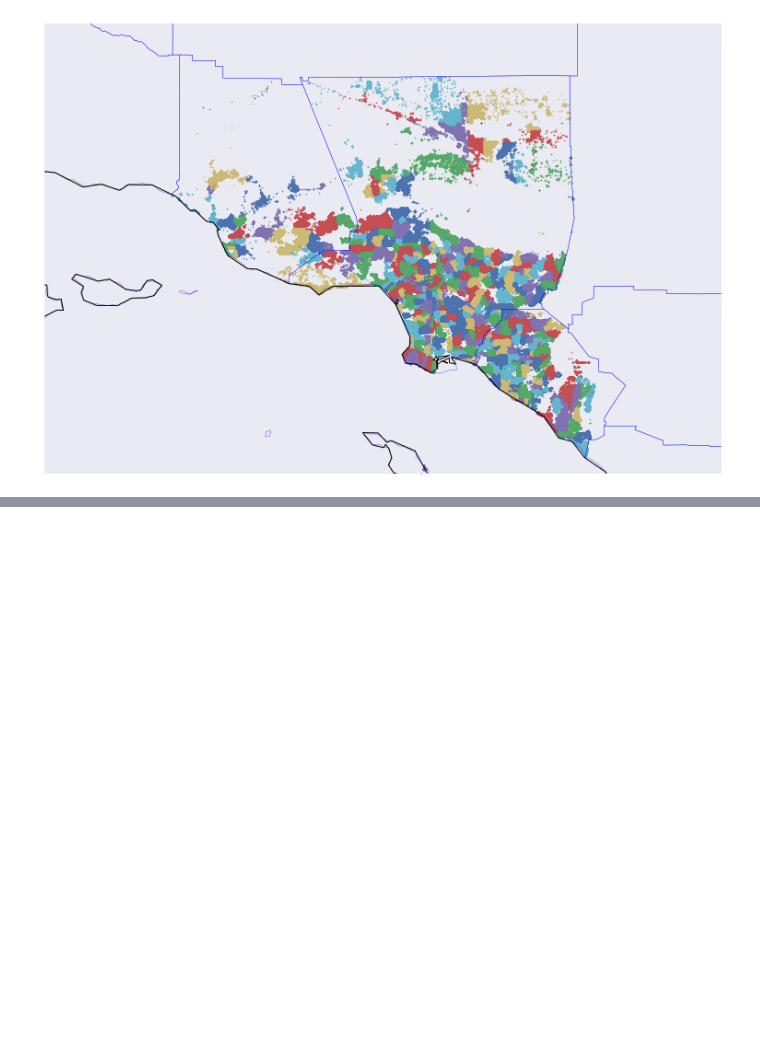
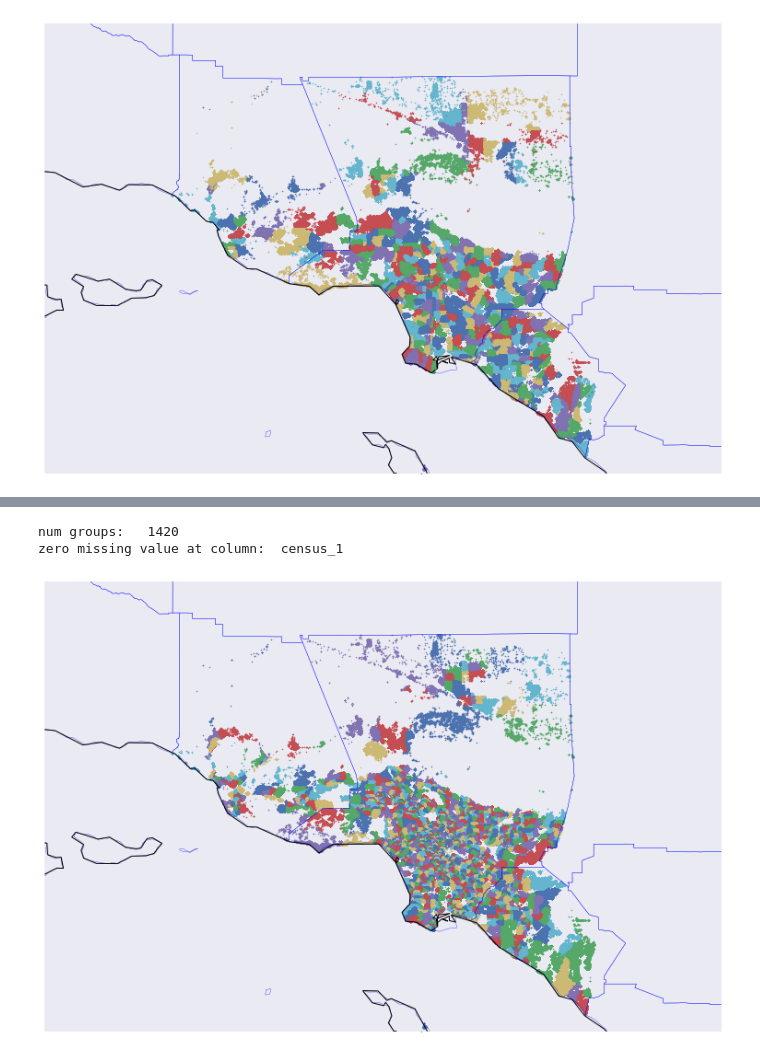
Before and after one commit to Rogue-Y/kaggle-zillow, a Jupyter notebook: notebooks/Restoring missing geo data.ipynb, the cells around one changed output, grey strips where cells are left out. Cells and saved outputs as stored; diff of their text form; code cells hidden in the pictures; blank space fills up the shorter version.

```diff
--- a/notebooks/Restoring missing geo data.ipynb
+++ b/notebooks/Restoring missing geo data.ipynb
@@ -456,0 +548,6 @@ MemoryError:
+# %%
+view_map( df_new, 'census_1',see_unknown=True, ignorefirst = False )
+# %% [output]
+num groups:   1420
+zero missing value at column:  census_1
+[figure, added]
```
Also changed, not shown: parts of 81 cells of this notebook, 5 other files.
